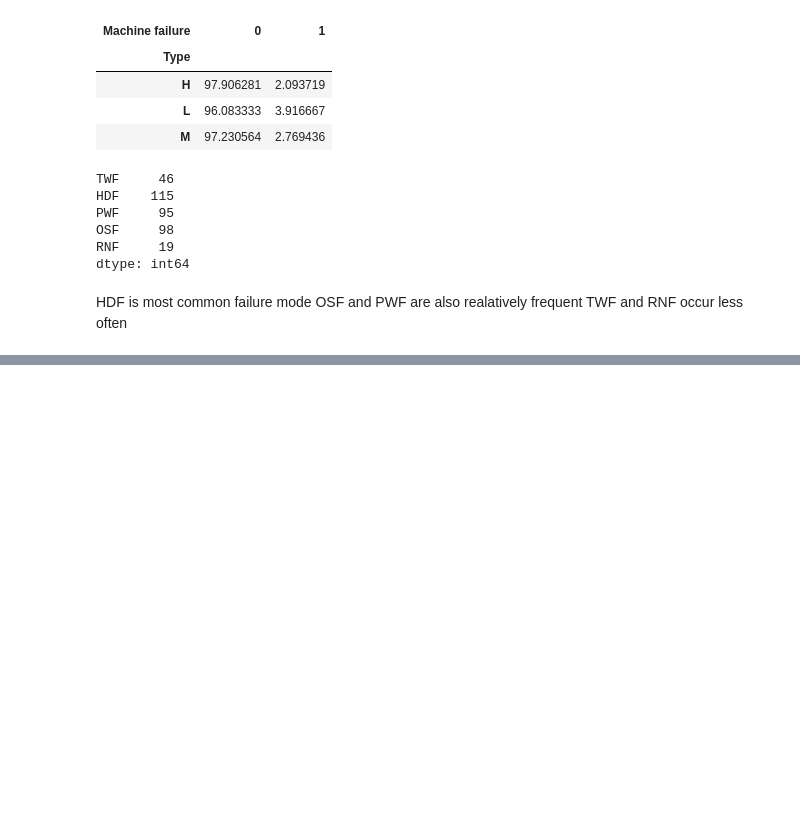
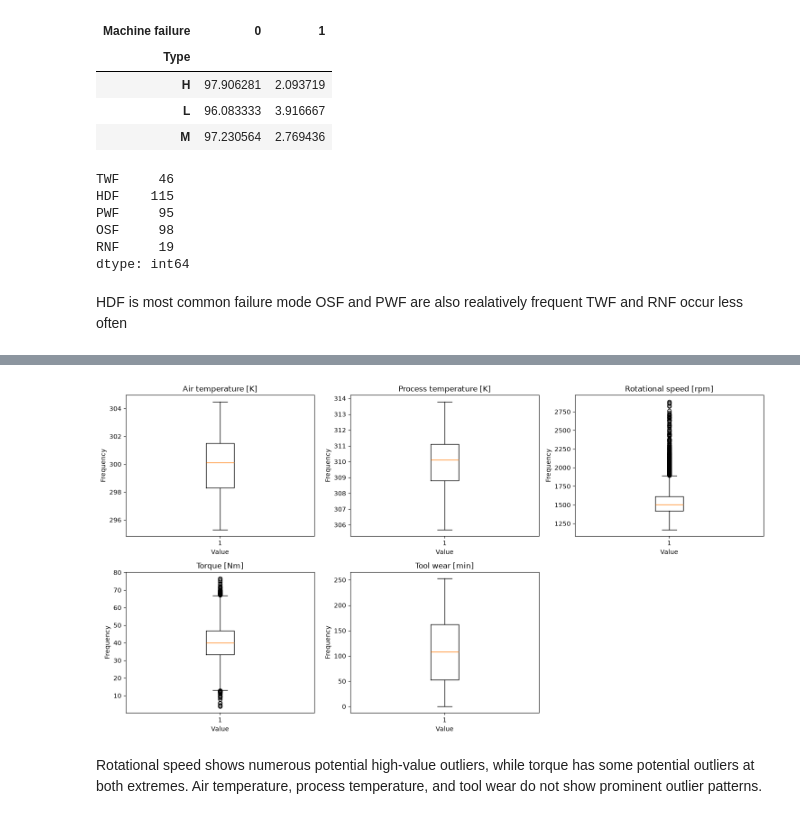
Before and after one commit to sathvik-reddy28/Intelligent-Predictive-Maintenance, a Jupyter notebook: notebooks/data_understanding.ipynb, the cells around one changed output, grey strips where cells are left out. Saved outputs shown, nothing was run; the diff lists cells and outputs as text; code cells hidden in the pictures; blank space fills up the shorter version.

```diff
--- a/notebooks/data_understanding.ipynb
+++ b/notebooks/data_understanding.ipynb
@@ -106,0 +197,15 @@ TWF and RNF occur less often
+# %%
+fig,axes=plt.subplots(2,3,figsize=(15,8))
+for ax,col in zip(axes.flatten(),sensor_cols):
+    ax.boxplot(df[col])
+    ax.set_title(col)
+    ax.set_xlabel("Value")
+    ax.set_ylabel("Frequency")
+
+axes.flatten()[-1].set_visible(False)
+plt.tight_layout()
+plt.show()
+# %% [output]
+[figure, added]
+# %% [markdown]
+Rotational speed shows numerous potential high-value outliers, while torque has some potential outliers at both extremes. Air temperature, process temperature, and tool wear do not show prominent outlier patterns.
```
Also changed, not shown: parts of 8 cells of this notebook.
